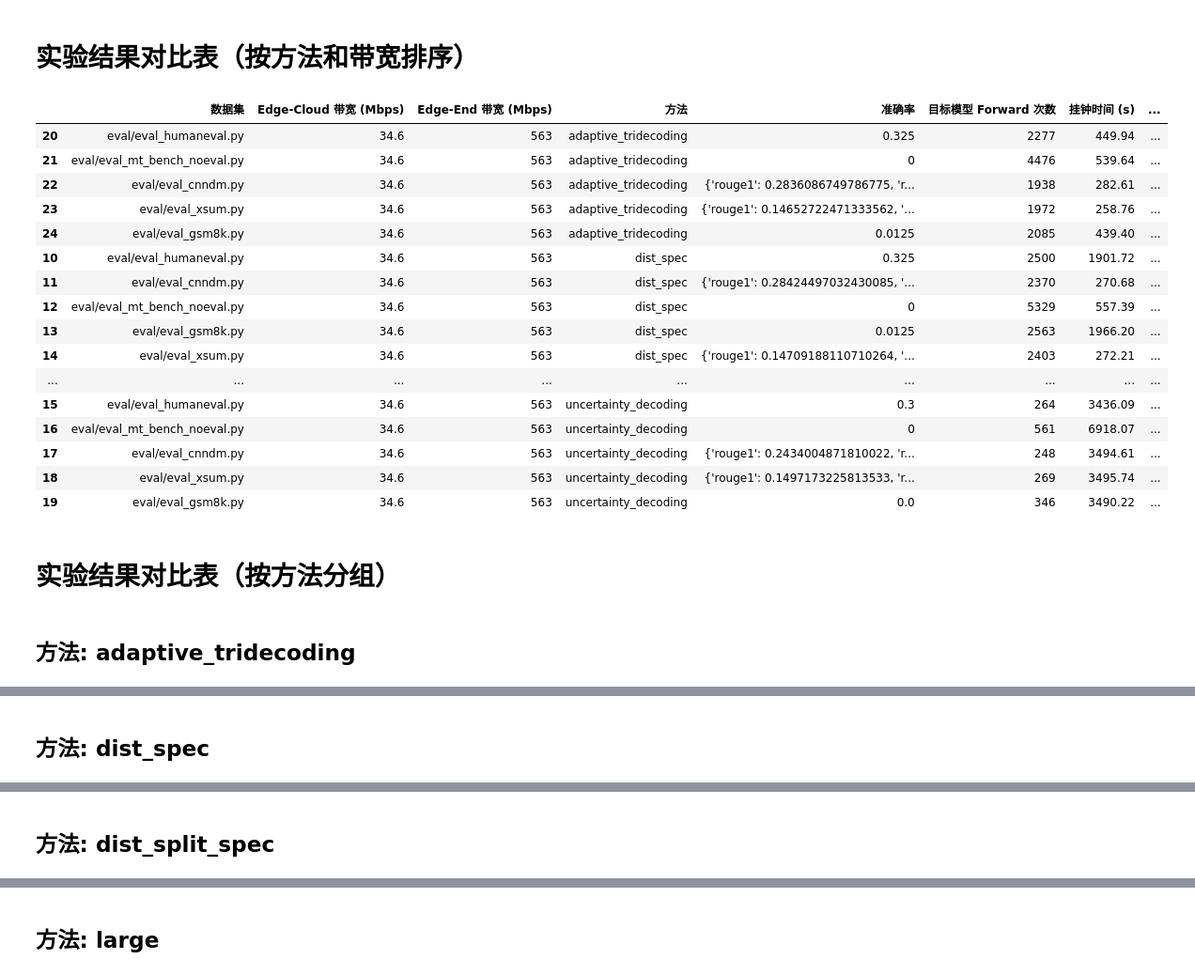
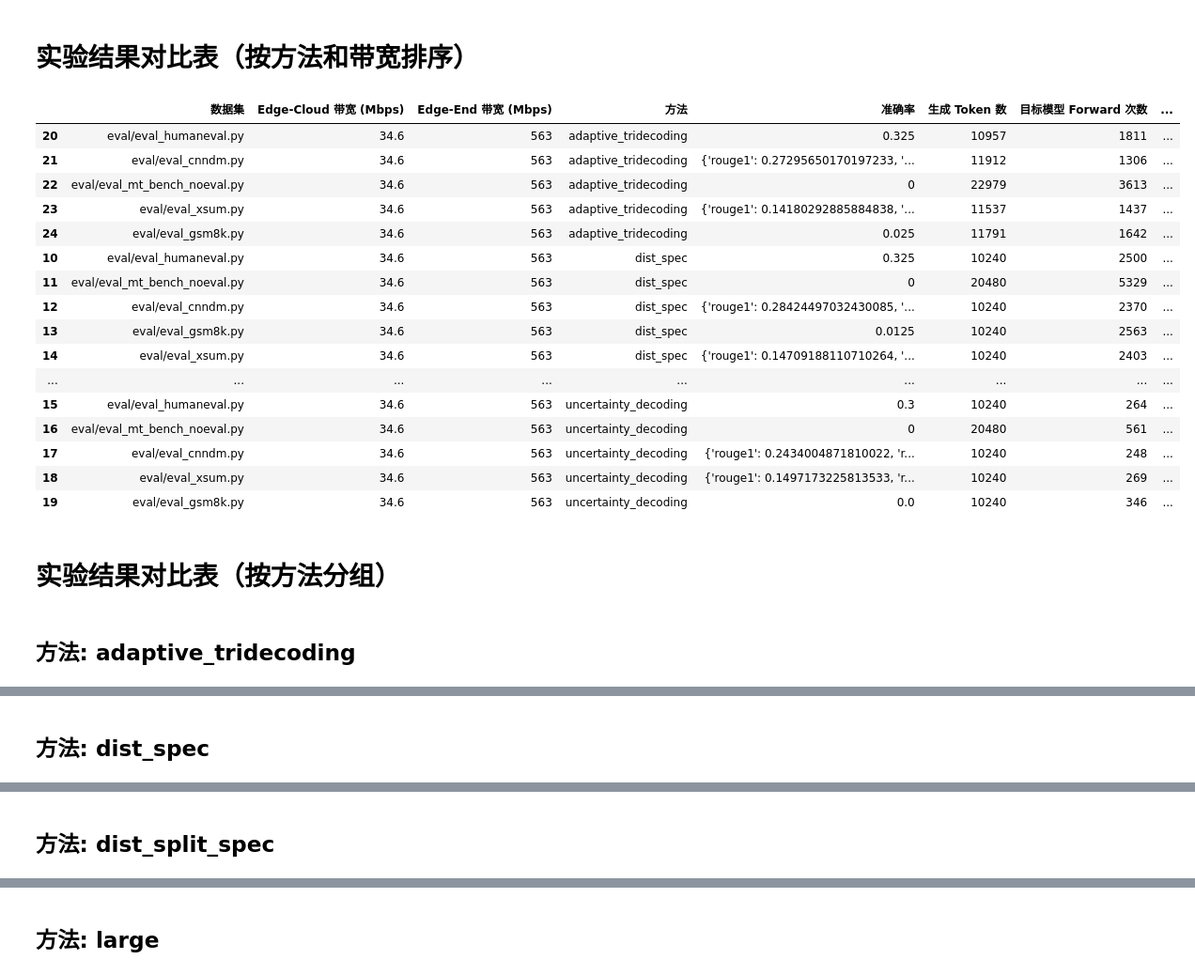
Before and after one commit to Nanji-Huaji/DuoDecoding, a Jupyter notebook: table_generator_ver2.ipynb, the cells around one changed output, grey strips where cells are left out. Shown at 94% size. Drawn from its saved outputs; the diff is of its cells as text; code cells hidden in the pictures.

```diff
--- a/table_generator_ver2.ipynb
+++ b/table_generator_ver2.ipynb
@@ -25,6 +25,7 @@ def extract_experiment_info(experiments):
         eval_mode = result.get("eval_mode", "")
         accuracy = result.get("accuracy", "N/A")  # 提取 accuracy
         target_forward_times = result.get("target_forward_times", 0)
+        generated_tokens = result.get("generated_tokens", 0)
         wall_time = result.get("wall_time", 0)
         communication_time = result.get("communication_time", 0)
         edge_cloud_data_bytes = result.get("edge_cloud_data_bytes", 0)
@@ -38,6 +39,7 @@ def extract_experiment_info(experiments):
                 "Edge-End 带宽 (Mbps)": edge_end_bandwidth,
                 "方法": eval_mode,
                 "准确率": accuracy,  # 添加到结果中
+                "生成 Token 数": generated_tokens,
                 "目标模型 Forward 次数": target_forward_times,
                 "挂钟时间 (s)": round(wall_time, 2),
                 "通信时间 (s)": round(communication_time, 2),
@@ -61,13 +63,23 @@ def process_data(experiment_data):
     # 合并基准值
     df = pd.merge(df, large_df, on='数据集', how='left')
 
-    # 计算相对算力消耗
+    # 计算相对 large 算力消耗 (%)
     df['相对 large 算力消耗 (%)'] = df.apply(
         lambda row: round((row['目标模型 Forward 次数'] / row['baseline_forwards'] * 100), 2)
         if pd.notnull(row['baseline_forwards']) and row['baseline_forwards'] > 0
         else None,
         axis=1
     )
+
+    # 核心修改：计算 Generation Offloading Rate (%)
+    # 公式：1 - target_forward_times / generated_tokens
+    df['Generation Offloading Rate (%)'] = df.apply(
+        lambda row: round((1 - row['目标模型 Forward 次数'] / row['生成 Token 数']) * 100, 2)
+        if row['生成 Token 数'] > 0 else 0,
+        axis=1
+    )
+
+
 
     # 清理临时列
     if 'baseline_forwards' in df.columns:
@@ -191,9 +203,37 @@ def jupyter_display(df):
         display(group_df_sorted)
 
 
-def main():
+def main(specified_file=None):
     # 读取实验数据
-    file_path = "experiment_summary_20260122_211331.json"
+    import glob
+    import os
+
+    file_path = None
+
+    # 1. 优先使用用户指定的文件
+    if specified_file:
+        if os.path.exists(specified_file):
+            file_path = specified_file
+        else:
+            print(f"指定的文件不存在: {specified_file}")
+            return
+
+    # 2. 如果没有指定文件，则寻找最新的 experiment_summary_*.json
+    if not file_path:
+        json_files = glob.glob("experiment_summary_*.json")
+        if json_files:
+            file_path = max(json_files, key=os.path.getmtime)
+        else:
+            # 3. 最后的兜底
+            target_file = "experiment_summary_20260127_053240.json"
+            if os.path.exists(target_file):
+                file_path = target_file
+            else:
+                print("找不到任何实验总结 JSON 文件")
+                return
+
+    print(f"处理文件: {file_path}")
+
     experiments = read_experiment_data(file_path)
     experiment_data = extract_experiment_info(experiments)
 
@@ -222,5 +262,6 @@ def main():
 
 
 if __name__ == "__main__":
-    main()
+    # 如果想指定文件，请修改下一行，例如: main("experiment_summary_20260127_053240.json")
+    main("experiment_summary_20260125_175318.json")
 # %% [output]
@@ -227,20 +269,20 @@ if __name__ == "__main__":
 # 实验结果对比表（按方法和带宽排序）
-|  | 数据集 | Edge-Cloud 带宽 (Mbps) | Edge-End 带宽 (Mbps) | 方法 | 准确率 | 目标模型 Forward 次数 | 挂钟时间 (s) | ... |
-| 20 | eval/eval_humaneval.py | 34.6 | 563 | adaptive_tridecoding | 0.325 | 2277 | 449.94 | ... |
-| 21 | eval/eval_mt_bench_noeval.py | 34.6 | 563 | adaptive_tridecoding | 0 | 4476 | 539.64 | ... |
-| 22 | eval/eval_cnndm.py | 34.6 | 563 | adaptive_tridecoding | {'rouge1': 0.2836086749786775, 'r... | 1938 | 282.61 | ... |
-| 23 | eval/eval_xsum.py | 34.6 | 563 | adaptive_tridecoding | {'rouge1': 0.14652722471333562, '... | 1972 | 258.76 | ... |
-| 24 | eval/eval_gsm8k.py | 34.6 | 563 | adaptive_tridecoding | 0.0125 | 2085 | 439.40 | ... |
-| 10 | eval/eval_humaneval.py | 34.6 | 563 | dist_spec | 0.325 | 2500 | 1901.72 | ... |
-| 11 | eval/eval_cnndm.py | 34.6 | 563 | dist_spec | {'rouge1': 0.28424497032430085, '... | 2370 | 270.68 | ... |
-| 12 | eval/eval_mt_bench_noeval.py | 34.6 | 563 | dist_spec | 0 | 5329 | 557.39 | ... |
-| 13 | eval/eval_gsm8k.py | 34.6 | 563 | dist_spec | 0.0125 | 2563 | 1966.20 | ... |
-| 14 | eval/eval_xsum.py | 34.6 | 563 | dist_spec | {'rouge1': 0.14709188110710264, '... | 2403 | 272.21 | ... |
+|  | 数据集 | Edge-Cloud 带宽 (Mbps) | Edge-End 带宽 (Mbps) | 方法 | 准确率 | 生成 Token 数 | 目标模型 Forward 次数 | ... |
+| 20 | eval/eval_humaneval.py | 34.6 | 563 | adaptive_tridecoding | 0.325 | 10957 | 1811 | ... |
+| 21 | eval/eval_cnndm.py | 34.6 | 563 | adaptive_tridecoding | {'rouge1': 0.27295650170197233, '... | 11912 | 1306 | ... |
+| 22 | eval/eval_mt_bench_noeval.py | 34.6 | 563 | adaptive_tridecoding | 0 | 22979 | 3613 | ... |
+| 23 | eval/eval_xsum.py | 34.6 | 563 | adaptive_tridecoding | {'rouge1': 0.14180292885884838, '... | 11537 | 1437 | ... |
+| 24 | eval/eval_gsm8k.py | 34.6 | 563 | adaptive_tridecoding | 0.025 | 11791 | 1642 | ... |
+| 10 | eval/eval_humaneval.py | 34.6 | 563 | dist_spec | 0.325 | 10240 | 2500 | ... |
+| 11 | eval/eval_mt_bench_noeval.py | 34.6 | 563 | dist_spec | 0 | 20480 | 5329 | ... |
+| 12 | eval/eval_cnndm.py | 34.6 | 563 | dist_spec | {'rouge1': 0.28424497032430085, '... | 10240 | 2370 | ... |
+| 13 | eval/eval_gsm8k.py | 34.6 | 563 | dist_spec | 0.0125 | 10240 | 2563 | ... |
+| 14 | eval/eval_xsum.py | 34.6 | 563 | dist_spec | {'rouge1': 0.14709188110710264, '... | 10240 | 2403 | ... |
 | ... | ... | ... | ... | ... | ... | ... | ... | ... |
-| 15 | eval/eval_humaneval.py | 34.6 | 563 | uncertainty_decoding | 0.3 | 264 | 3436.09 | ... |
-| 16 | eval/eval_mt_bench_noeval.py | 34.6 | 563 | uncertainty_decoding | 0 | 561 | 6918.07 | ... |
-| 17 | eval/eval_cnndm.py | 34.6 | 563 | uncertainty_decoding | {'rouge1': 0.2434004871810022, 'r... | 248 | 3494.61 | ... |
-| 18 | eval/eval_xsum.py | 34.6 | 563 | uncertainty_decoding | {'rouge1': 0.1497173225813533, 'r... | 269 | 3495.74 | ... |
-| 19 | eval/eval_gsm8k.py | 34.6 | 563 | uncertainty_decoding | 0.0 | 346 | 3490.22 | ... |
+| 15 | eval/eval_humaneval.py | 34.6 | 563 | uncertainty_decoding | 0.3 | 10240 | 264 | ... |
+| 16 | eval/eval_mt_bench_noeval.py | 34.6 | 563 | uncertainty_decoding | 0 | 20480 | 561 | ... |
+| 17 | eval/eval_cnndm.py | 34.6 | 563 | uncertainty_decoding | {'rouge1': 0.2434004871810022, 'r... | 10240 | 248 | ... |
+| 18 | eval/eval_xsum.py | 34.6 | 563 | uncertainty_decoding | {'rouge1': 0.1497173225813533, 'r... | 10240 | 269 | ... |
+| 19 | eval/eval_gsm8k.py | 34.6 | 563 | uncertainty_decoding | 0.0 | 10240 | 346 | ... |
 # 实验结果对比表（按方法分组）
 ## 方法: adaptive_tridecoding
```
Also changed, not shown: parts of 1 cell of this notebook, 6 other files.
